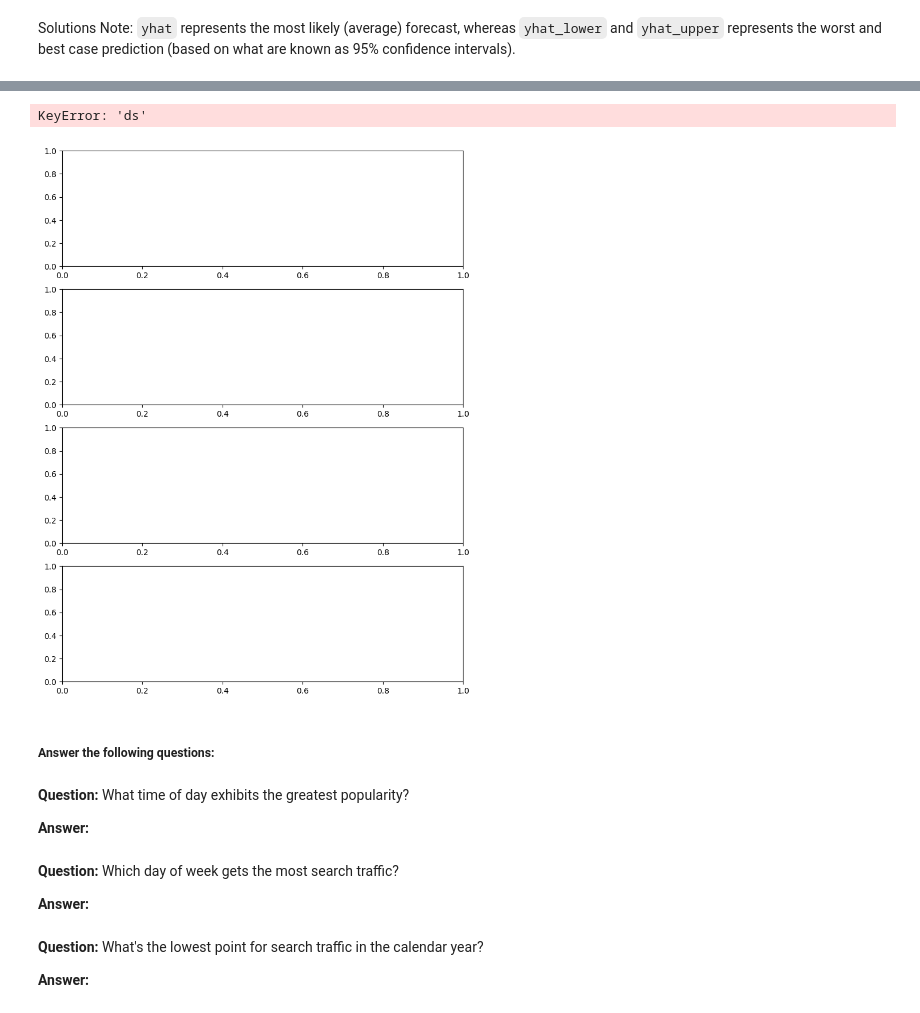
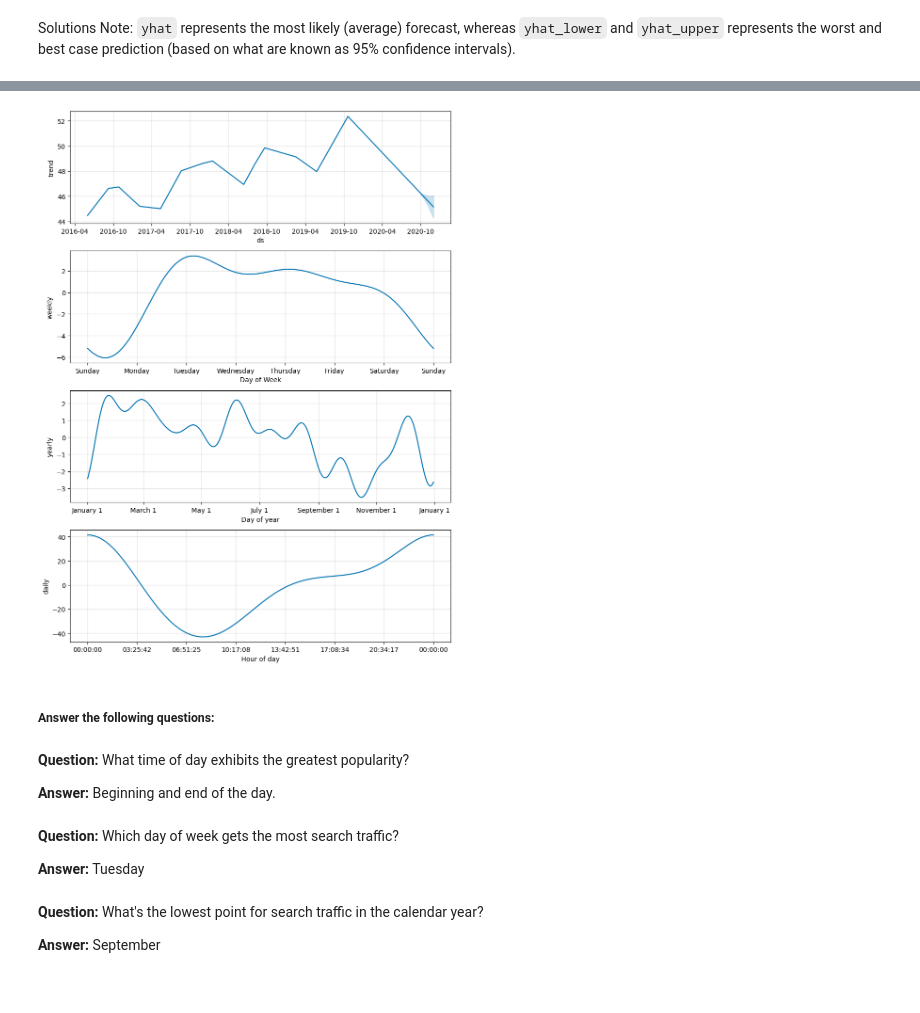
Before and after one commit to algjor/prophet-challenge, a Jupyter notebook: forecasting_net_prophet.ipynb, the cells around one changed output, grey strips where cells are left out. Cells and saved outputs as stored; diff of their text form; code cells hidden in the pictures.

```diff
--- a/forecasting_net_prophet.ipynb
+++ b/forecasting_net_prophet.ipynb
@@ -497,25 +497,24 @@ forecast_mercado_trends[['yhat', 'yhat_lower', 'yhat_upper']].iloc[-2000:, :].pl
 # %%
 # Reset the index in the forecast_mercado_trends DataFrame
-forecast_mercado_trends.reset_index()
+forecast_mercado_trends = forecast_mercado_trends.reset_index()
 
 # Use the plot_components function to visualize the forecast results
 # for the forecast_canada DataFrame
 
-model.plot_components(forecast_mercado_trends)
+forecast_mercado_trends = model.plot_components(forecast_mercado_trends)
 # %% [output]
-KeyError: 'ds'
-[figure, old version]
+[figure, new version]
 # %% [markdown]
 ##### Answer the following questions:
 # %% [markdown]
 **Question:** What time of day exhibits the greatest popularity?
 
-**Answer:**
+**Answer:** Beginning and end of the day.
 # %% [markdown]
 **Question:** Which day of week gets the most search traffic?
 
-**Answer:**
+**Answer:** Tuesday
 # %% [markdown]
 **Question:** What's the lowest point for search traffic in the calendar year?
 
-**Answer:**
+**Answer:** September
```
Also changed, not shown: parts of 10 cells of this notebook, 2 other files.
